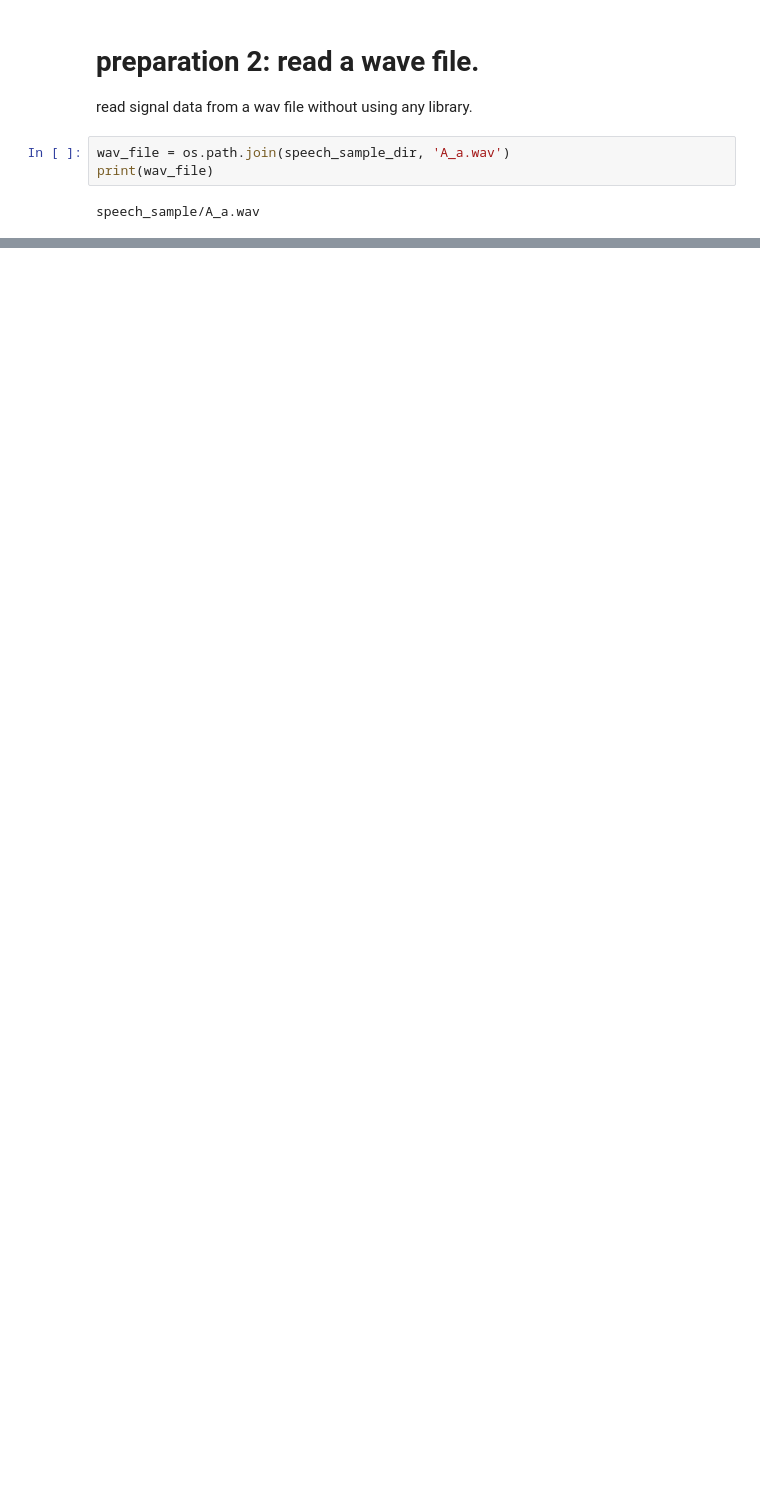
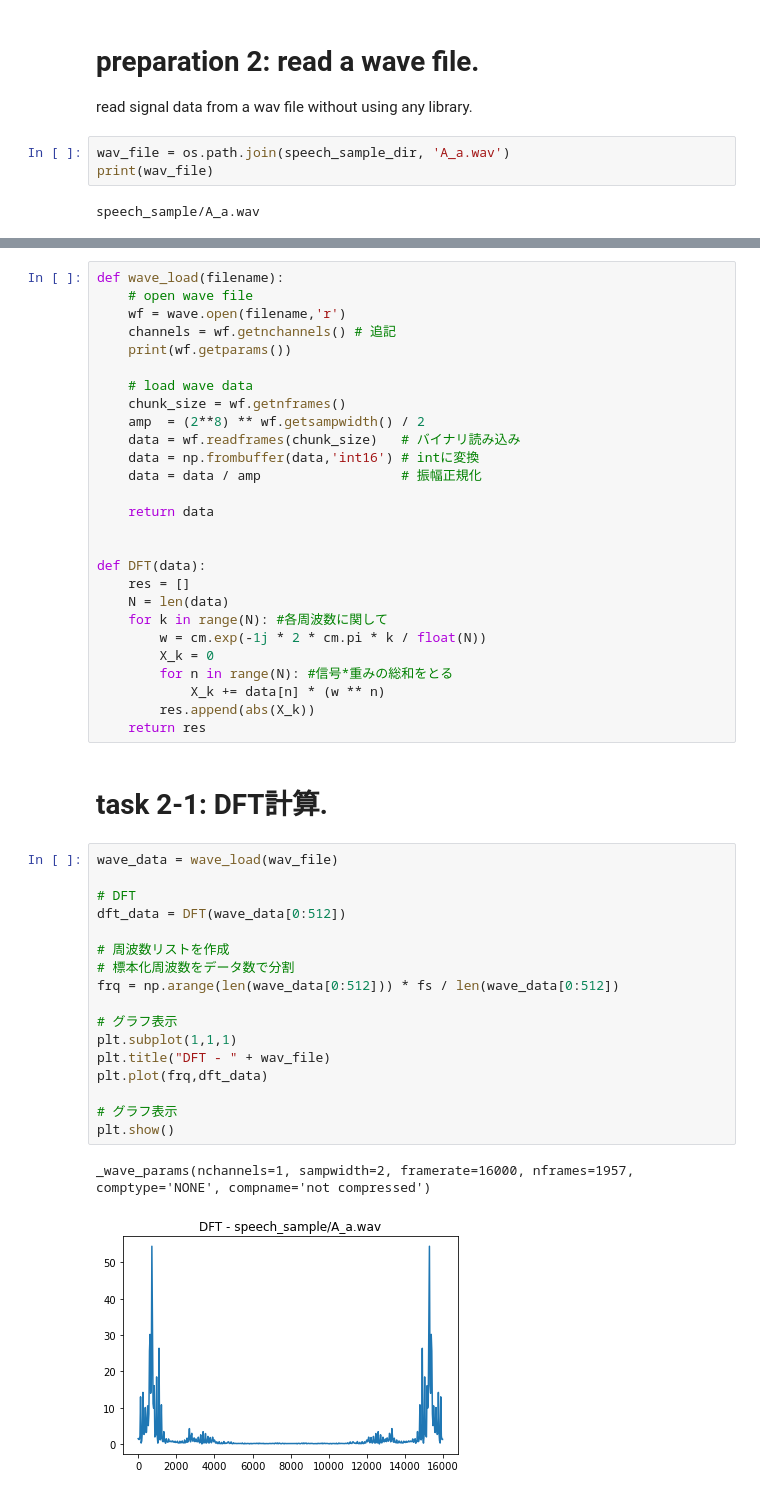
Before and after one commit to yemaozi88/speech_recognition_1, a Jupyter notebook: B3_1_takkan.ipynb, the cells around one changed output, grey strips where cells are left out. Cells and saved outputs as stored; diff of their text form; blank space fills up the shorter version.

Commit message:
add task 2

```diff
--- a/B3_1_takkan.ipynb
+++ b/B3_1_takkan.ipynb
@@ -72,0 +75,49 @@ plt.show()
+# %%
+def wave_load(filename):
+    # open wave file
+    wf = wave.open(filename,'r')
+    channels = wf.getnchannels() # 追記
+    print(wf.getparams())
+
+    # load wave data
+    chunk_size = wf.getnframes()
+    amp  = (2**8) ** wf.getsampwidth() / 2
+    data = wf.readframes(chunk_size)   # バイナリ読み込み
+    data = np.frombuffer(data,'int16') # intに変換
+    data = data / amp                  # 振幅正規化
+
+    return data
+
+
+def DFT(data):
+    res = []
+    N = len(data)
+    for k in range(N): #各周波数に関して
+        w = cm.exp(-1j * 2 * cm.pi * k / float(N))
+        X_k = 0
+        for n in range(N): #信号*重みの総和をとる
+            X_k += data[n] * (w ** n)
+        res.append(abs(X_k))
+    return res
+# %% [markdown]
+# task 2-1: DFT計算.
+# %%
+wave_data = wave_load(wav_file)
+
+# DFT
+dft_data = DFT(wave_data[0:512])
+
+# 周波数リストを作成
+# 標本化周波数をデータ数で分割
+frq = np.arange(len(wave_data[0:512])) * fs / len(wave_data[0:512])
+
+# グラフ表示
+plt.subplot(1,1,1)
+plt.title("DFT - " + wav_file)
+plt.plot(frq,dft_data)
+
+# グラフ表示
+plt.show()
+# %% [output]
+_wave_params(nchannels=1, sampwidth=2, framerate=16000, nframes=1957, comptype='NONE', compname='not compressed')
+[figure, added]
```
Also changed, not shown: parts of 10 cells of this notebook.
